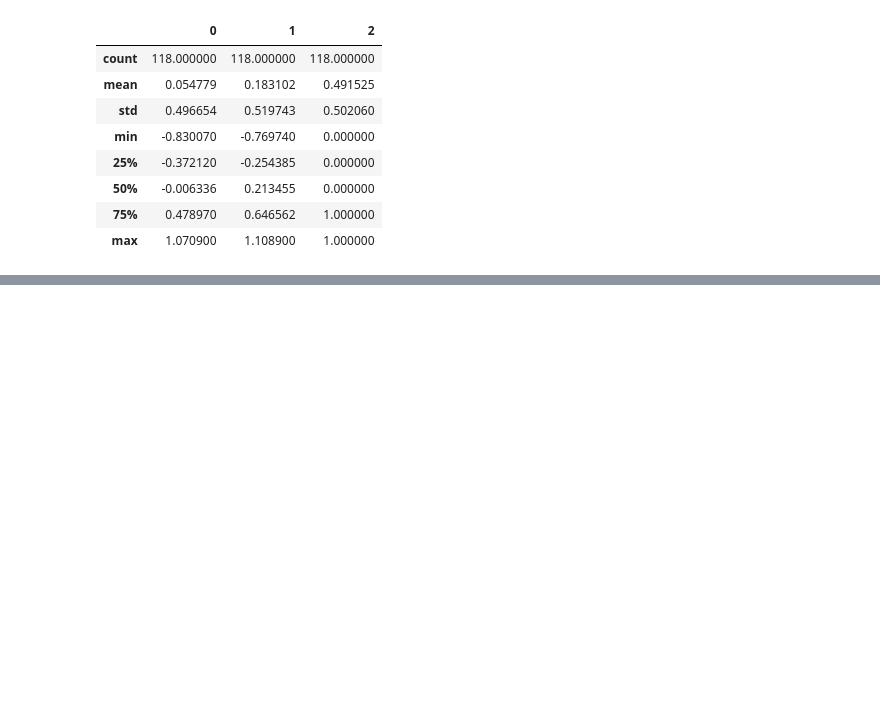
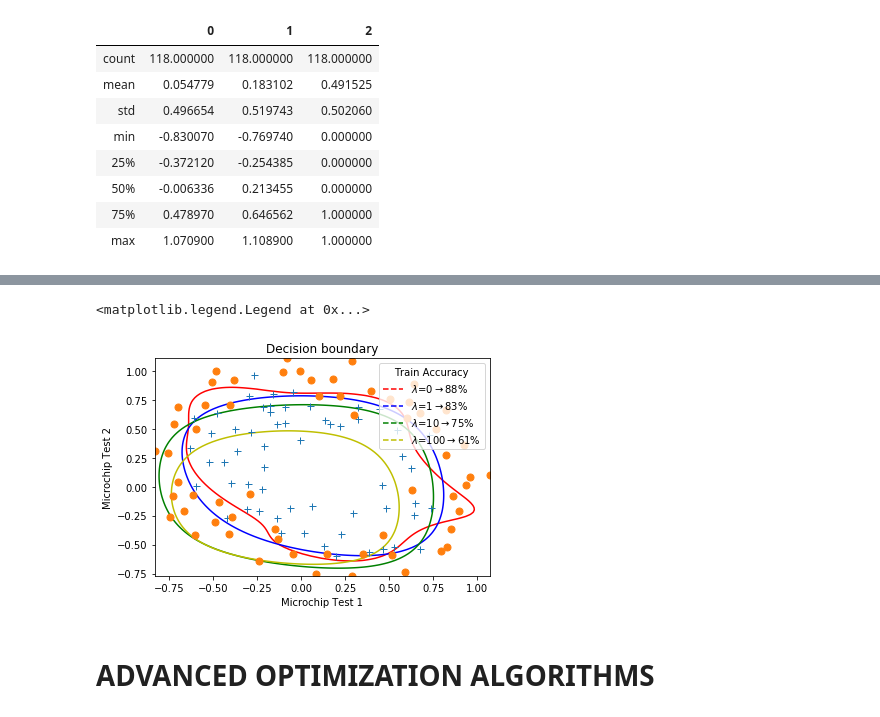
Before and after one commit to olivierpikeroen/ML-DLAI, a Jupyter notebook: logistic-regression/python/regularized-logistic-regression.ipynb, the cells around one changed output, grey strips where cells are left out. Drawn from its saved outputs; the diff is of its cells as text; code cells hidden in the pictures; blank space fills up the shorter version.

```diff
--- a/logistic-regression/python/regularized-logistic-regression.ipynb
+++ b/logistic-regression/python/regularized-logistic-regression.ipynb
@@ -165,0 +124,22 @@ multiRegLogReg(X_train,y_train,X_test,y_test)
+# %%
+plotData(X,y)
+Lambda=np.array([0,1,10,100])
+colors=np.array(['r','b','g','y'])
+p=np.zeros_like(Lambda)
+lines=[]
+labels=[]
+for i,ilambda in enumerate(Lambda):
+    res=optimize.minimize(costFunctionReg,theta_ini,args=(X_poly,y,ilambda),method='Newton-CG',jac=True,options={'maxiter':1000})
+    theta_fin=res.x
+    cs=plotDecisionBoundary(theta_fin,X_poly,y,degree,colors=colors[i])
+    lines.append(cs.collections[0])
+    labels.append('$\lambda$='+str(ilambda)+r'$\rightarrow$'+str('%.0f' % (100*np.mean(predict(theta_fin,X_poly)[1]==y)))+'%')
+plt.title('Decision boundary')
+plt.xlabel('Microchip Test 1')
+plt.ylabel('Microchip Test 2')
+plt.legend(lines,labels,title='Train Accuracy',loc='upper right')
+# %% [output]
+<matplotlib.legend.Legend at 0x...>
+[figure, added]
+# %% [markdown]
+# ADVANCED OPTIMIZATION ALGORITHMS
```
Also changed, not shown: parts of 37 cells of this notebook, 56 other files.
